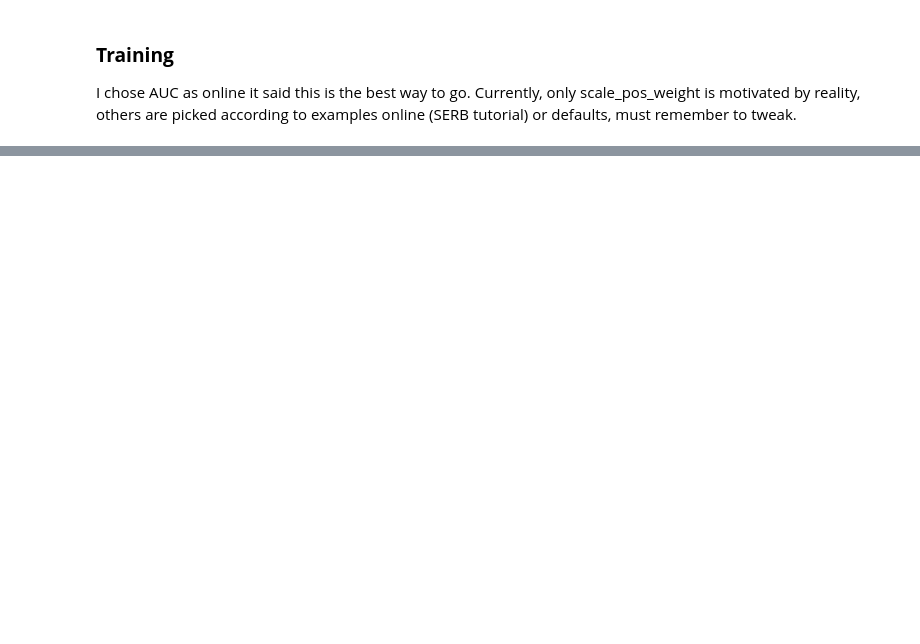
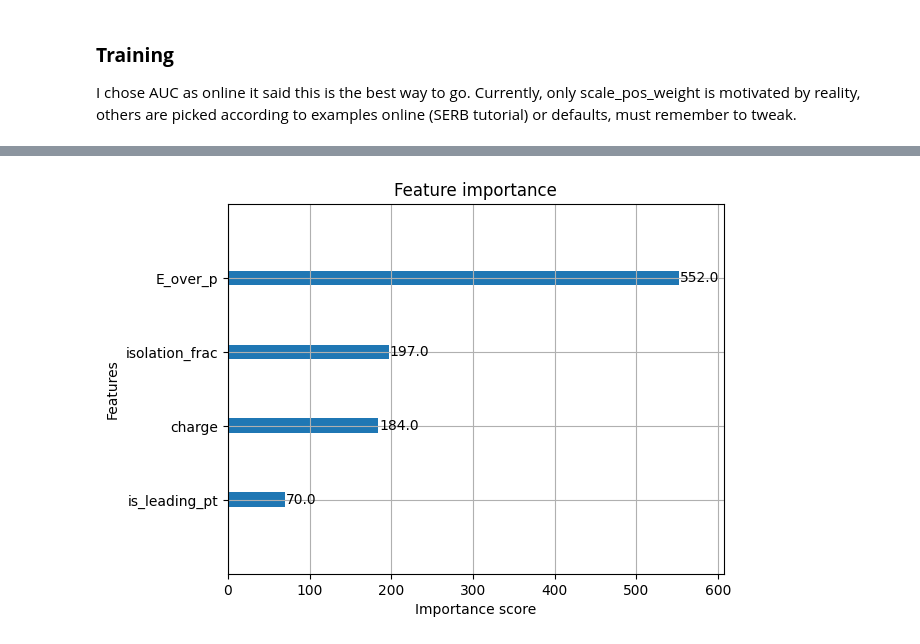
Before and after one commit to nalted/Masters-Project-Public, a Jupyter notebook: projectxg/xgboost_tutorial.ipynb, the cells around one changed output, grey strips where cells are left out. Cells and saved outputs as stored; diff of their text form; code cells hidden in the pictures; blank space fills up the shorter version.

```diff
--- a/projectxg/xgboost_tutorial.ipynb
+++ b/projectxg/xgboost_tutorial.ipynb
@@ -396,0 +402,7 @@ compare_train_test(bst, X_train, y_train, X_val, y_val)
+# %%
+# plotting importance
+
+xgb.plot_importance(bst)
+plt.show()
+# %% [output]
+[figure, added]
```
Also changed, not shown: parts of 7 cells of this notebook.
